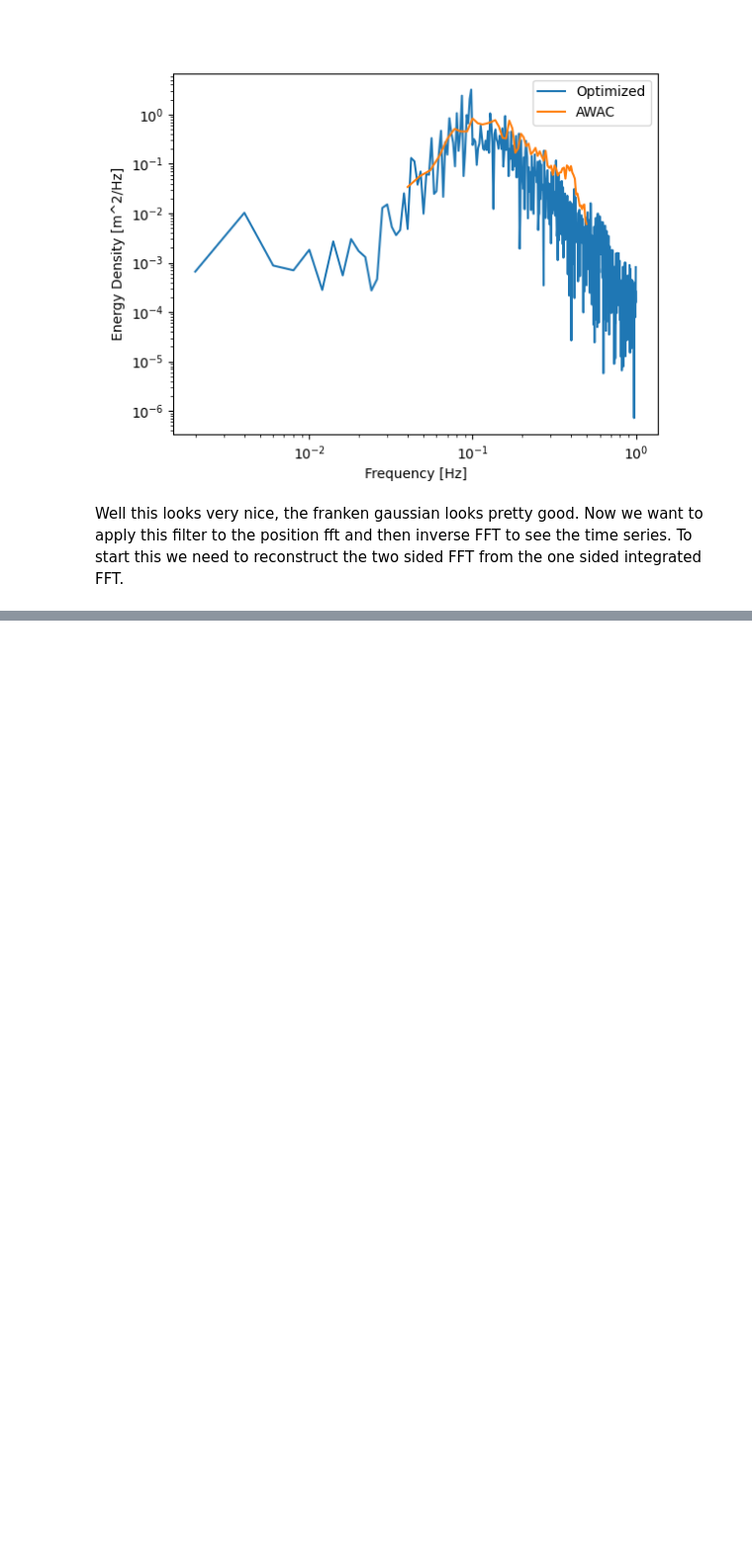
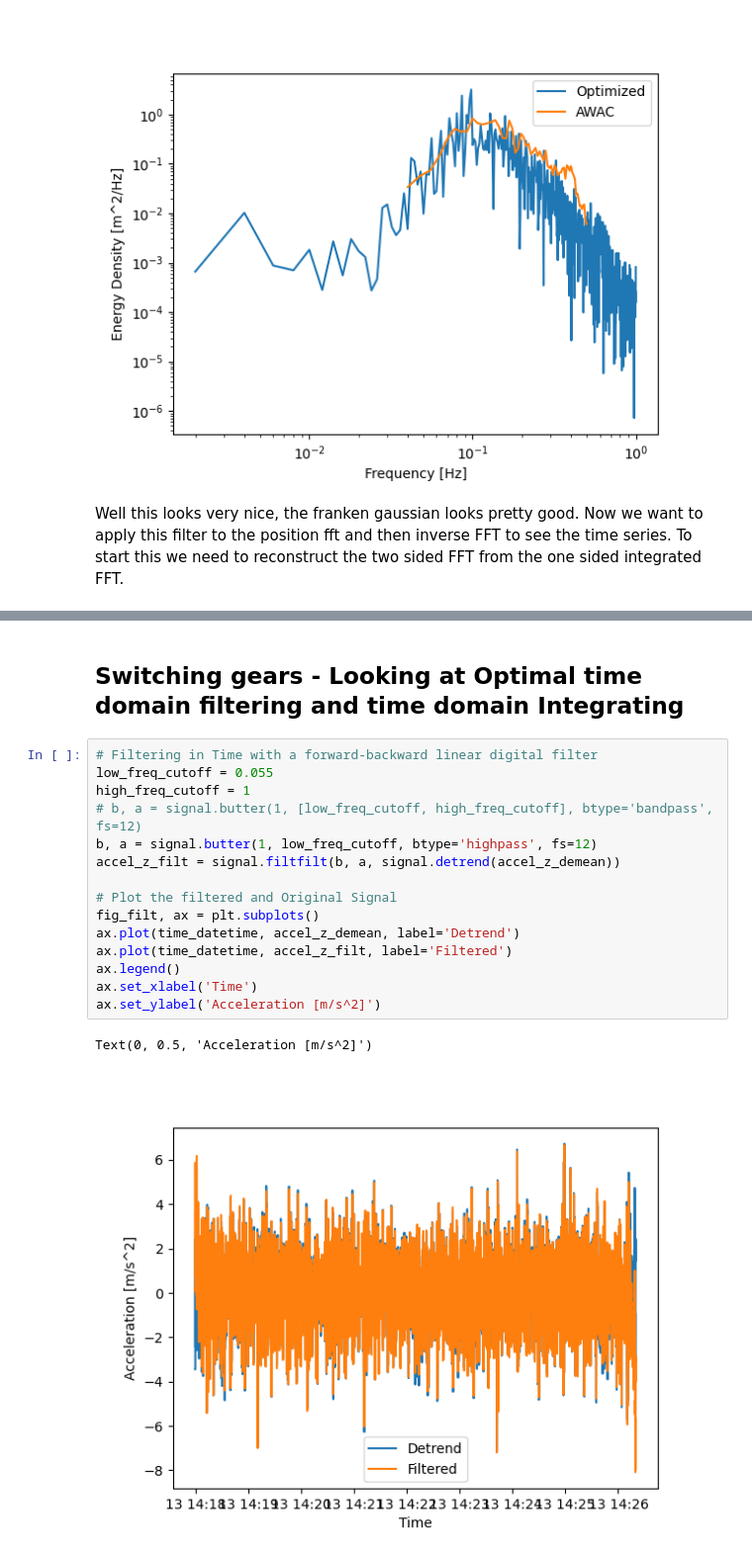
Before and after one commit to SASlabgroup/DUNEXMainExp, a Jupyter notebook: analysis/elevationEstimates.ipynb, the cells around one changed output, grey strips where cells are left out. Shown at 99% size. Cells and saved outputs as stored; diff of their text form; blank space fills up the shorter version.

```diff
--- a/analysis/elevationEstimates.ipynb
+++ b/analysis/elevationEstimates.ipynb
@@ -490,0 +490,20 @@ Text(0, 0.5, 'Sea Surface Elevation, $\\eta$ [m]')
+# %% [markdown]
+<h2>Switching gears - Looking at Optimal time domain filtering and time domain Integrating</h2>
+# %%
+# Filtering in Time with a forward-backward linear digital filter
+low_freq_cutoff = 0.055
+high_freq_cutoff = 1
+# b, a = signal.butter(1, [low_freq_cutoff, high_freq_cutoff], btype='bandpass', fs=12)
+b, a = signal.butter(1, low_freq_cutoff, btype='highpass', fs=12)
+accel_z_filt = signal.filtfilt(b, a, signal.detrend(accel_z_demean))
+
+# Plot the filtered and Original Signal
+fig_filt, ax = plt.subplots()
+ax.plot(time_datetime, accel_z_demean, label='Detrend')
+ax.plot(time_datetime, accel_z_filt, label='Filtered')
+ax.legend()
+ax.set_xlabel('Time')
+ax.set_ylabel('Acceleration [m/s^2]')
+# %% [output]
+Text(0, 0.5, 'Acceleration [m/s^2]')
+[figure, added]
```
Also changed, not shown: parts of 50 cells of this notebook.
